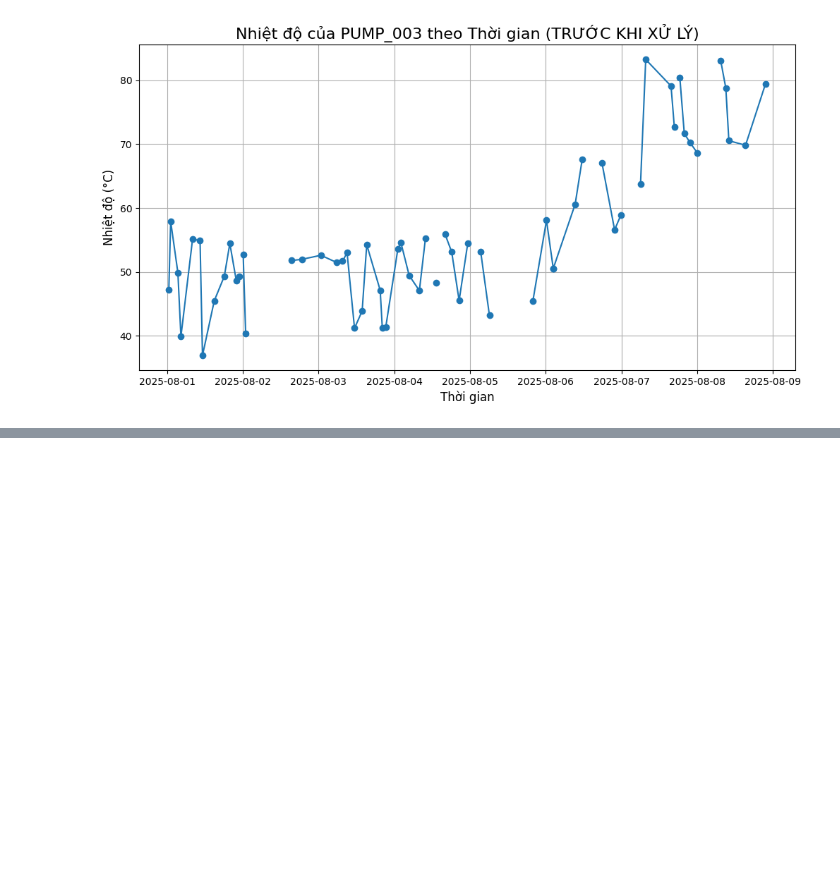
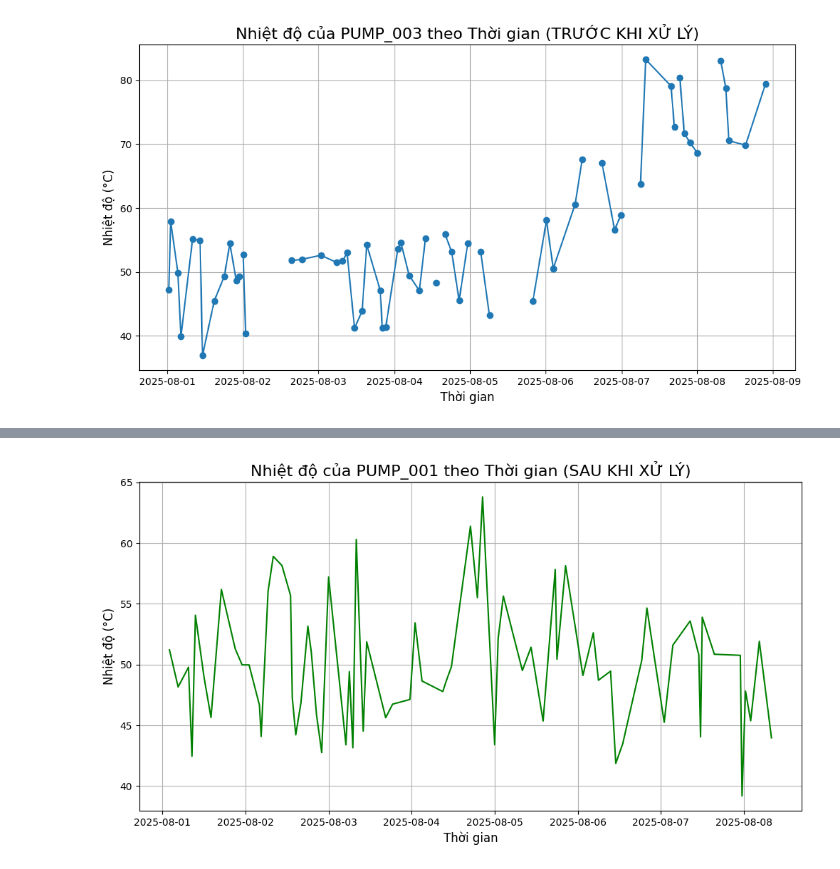
Before and after one commit to nmhkha/dm-project, a Jupyter notebook: pre.ipynb, the cells around one changed output, grey strips where cells are left out. Saved outputs shown, nothing was run; the diff lists cells and outputs as text; code cells hidden in the pictures; blank space fills up the shorter version.

Commit message:
Cleaning

```diff
--- a/pre.ipynb
+++ b/pre.ipynb
@@ -219,0 +123,3 @@ plt.show()
+# %%
+#duplicate
+df_pre.drop_duplicates(inplace=True)
@@ -219,0 +142,9 @@ plt.show()
+# %%
+failure_mapp = {
+    "True": 1, "False": 0,  # Dạng chữ
+    True: 1, False: 0,      # Dạng boolean
+    1: 1, 0: 0,              # Dạng số
+    "Error": np.nan
+}
+df_pre['Failure'] = df_pre['Failure'].map(failure_mapp)
+df_pre['Failure'].unique()
@@ -219,0 +153,8 @@ plt.show()
+# %%
+df_pre['Timestamp'] = pd.to_datetime(df_pre['Timestamp'], errors='coerce') #errors='coerce' --> 'NaT' (Not a Time)
+
+# 'Temperature', 'Vibration', 'Pressure', 'Rotation_Speed'
+sen_cols = ['Temperature', 'Vibration', 'Pressure', 'Rotation_Speed']
+for col in sen_cols:
+    df_pre[col] = df_pre[col].astype(str).str.extract(r'(-?\d+\.?\d*)')
+    df_pre[col] = pd.to_numeric(df_pre[col], errors='coerce')
@@ -219,0 +178,6 @@ plt.show()
+# %%
+df_pre.loc[df_pre['Temperature'] > 200, 'Temperature'] = np.nan #Nhiet do k the > 200
+df_pre.loc[df_pre['Pressure'] < 0, 'Pressure'] = np.nan #Ap suat k the am
+df_pre.loc[df_pre['Rotation_Speed'] > 5000, 'Rotation_Speed'] = np.nan
+
+df_pre[sen_cols].describe()
@@ -219,0 +250,21 @@ plt.show()
+# %%
+machine_to_plot = 'PUMP_001'
+# Bây giờ, vẽ biểu đồ từ DataFrame df_clean
+df_machine_after = df_clean[df_clean['Machine_ID'] == machine_to_plot]
+
+# Thiết lập kích thước biểu đồ
+plt.figure(figsize=(12, 6))
+
+# Vẽ biểu đồ đường
+plt.plot(df_machine_after['Timestamp'], df_machine_after['Temperature'], color='green')
+
+# Đặt tiêu đề và nhãn
+plt.title(f'Nhiệt độ của {machine_to_plot} theo Thời gian (SAU KHI XỬ LÝ)', fontsize=16)
+plt.xlabel('Thời gian', fontsize=12)
+plt.ylabel('Nhiệt độ (°C)', fontsize=12)
+plt.grid(True)
+
+# Hiển thị biểu đồ
+plt.show()
+# %% [output]
+[figure, added]
```
Also changed, not shown: parts of 14 cells of this notebook.
